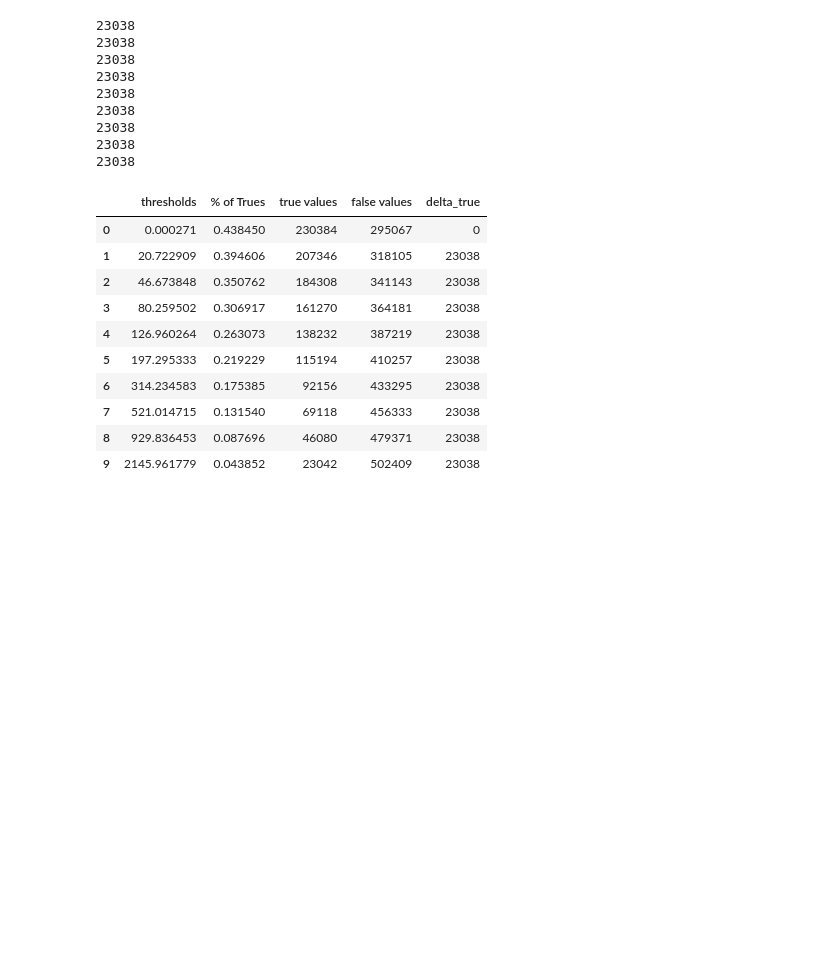
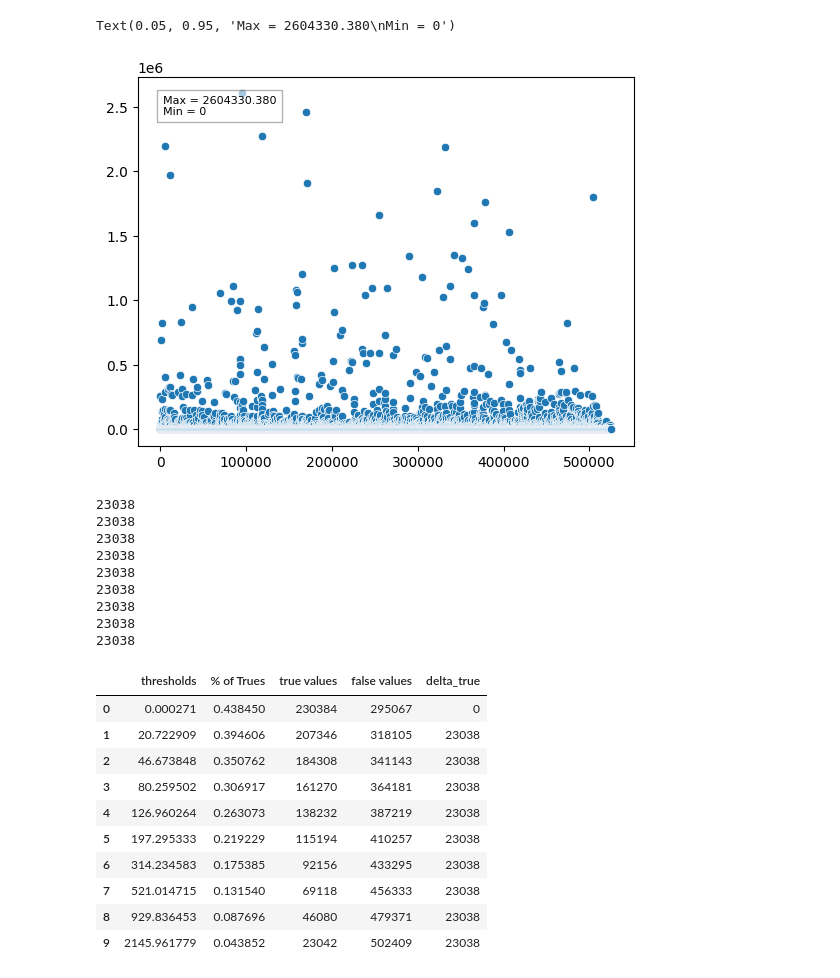
Before and after one commit to MassimoZarantonello2/SignatureInference, a Jupyter notebook: utils/Binarizedatast.ipynb, the cells around one changed output. Saved outputs shown, nothing was run; the diff lists cells and outputs as text; code cells hidden in the pictures; blank space fills up the shorter version.

Commit message:
refactor of some part of the code added some graphs for plotting

```diff
--- a/utils/Binarizedatast.ipynb
+++ b/utils/Binarizedatast.ipynb
@@ -20,6 +20,15 @@ thresholds = [sorted_values[i * step] for i in range(x)]
 thresholds = np.unique(thresholds)
 
 dfs = [pd.DataFrame ((df.values >= t).astype(bool), index=df.index, columns=df.columns) for t in thresholds]
+# %%
+import matplotlib.pyplot as plt
+import seaborn as sns
+sns.scatterplot(values)
+plt.text(0.05, 0.95, f'Max = {max(values):.3f}\nMin = {min(values):.3g}', transform=plt.gca().transAxes,
+         verticalalignment='top', fontsize=8, bbox=dict(facecolor='white', alpha=0.6, edgecolor='gray'))
+# %% [output]
+Text(0.05, 0.95, 'Max = 2604330.380\nMin = 0')
+[figure, added]
 # %%
 p = dfs[0].values.sum()
 for i in range(1, len(dfs)):
```
Also changed, not shown: 4 other files.
